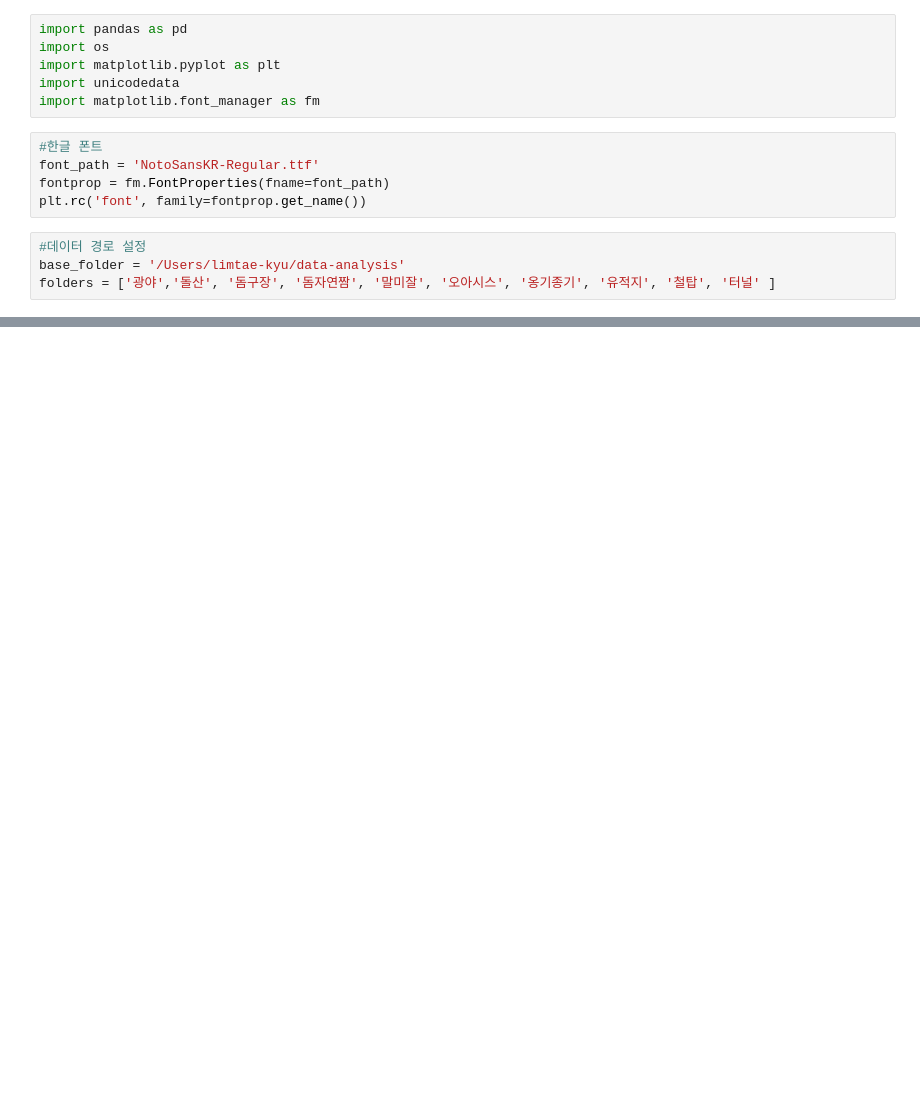
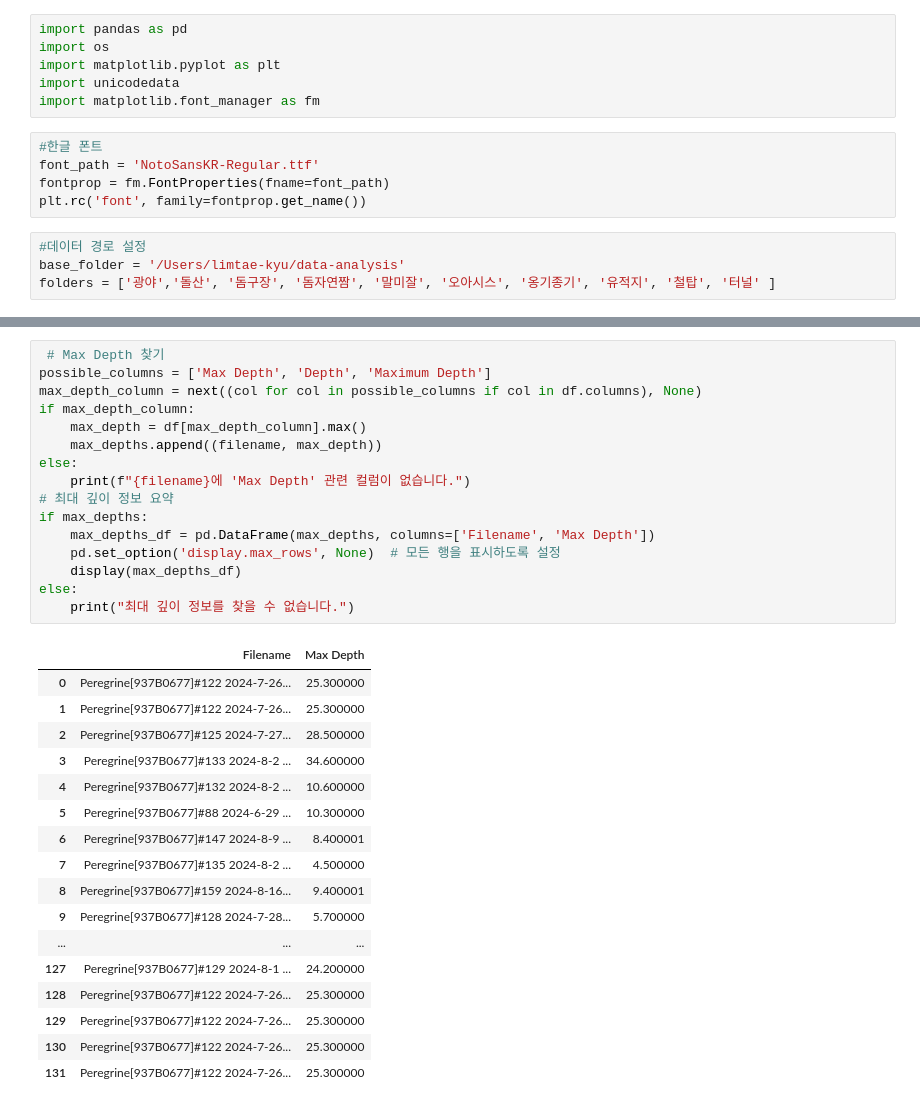
Before and after one commit to Eisenberg1113/data-analysis, a Jupyter notebook: main.ipynb, the cells around one changed output, grey strips where cells are left out. Drawn from its saved outputs; the diff is of its cells as text; blank space fills up the shorter version.

```diff
--- a/main.ipynb
+++ b/main.ipynb
@@ -49,0 +61,34 @@ Peregrine[937B0677]#122 2024-7-26 14-59-1.csv 설명 행: ['Dive Number,GF Minim
+# %%
+ # Max Depth 찾기
+possible_columns = ['Max Depth', 'Depth', 'Maximum Depth']
+max_depth_column = next((col for col in possible_columns if col in df.columns), None)
+if max_depth_column:
+    max_depth = df[max_depth_column].max()
+    max_depths.append((filename, max_depth))
+else:
+    print(f"{filename}에 'Max Depth' 관련 컬럼이 없습니다.")
+# 최대 깊이 정보 요약
+if max_depths:
+    max_depths_df = pd.DataFrame(max_depths, columns=['Filename', 'Max Depth'])
+    pd.set_option('display.max_rows', None)  # 모든 행을 표시하도록 설정
+    display(max_depths_df)
+else:
+    print("최대 깊이 정보를 찾을 수 없습니다.")
+# %% [output]
+|  | Filename | Max Depth |
+| 0 | Peregrine[937B0677]#122 2024-7-26... | 25.300000 |
+| 1 | Peregrine[937B0677]#122 2024-7-26... | 25.300000 |
+| 2 | Peregrine[937B0677]#125 2024-7-27... | 28.500000 |
+| 3 | Peregrine[937B0677]#133 2024-8-2 ... | 34.600000 |
+| 4 | Peregrine[937B0677]#132 2024-8-2 ... | 10.600000 |
+| 5 | Peregrine[937B0677]#88 2024-6-29 ... | 10.300000 |
+| 6 | Peregrine[937B0677]#147 2024-8-9 ... | 8.400001 |
+| 7 | Peregrine[937B0677]#135 2024-8-2 ... | 4.500000 |
+| 8 | Peregrine[937B0677]#159 2024-8-16... | 9.400001 |
+| 9 | Peregrine[937B0677]#128 2024-7-28... | 5.700000 |
+| ... | ... | ... |
+| 127 | Peregrine[937B0677]#129 2024-8-1 ... | 24.200000 |
+| 128 | Peregrine[937B0677]#122 2024-7-26... | 25.300000 |
+| 129 | Peregrine[937B0677]#122 2024-7-26... | 25.300000 |
+| 130 | Peregrine[937B0677]#122 2024-7-26... | 25.300000 |
+| 131 | Peregrine[937B0677]#122 2024-7-26... | 25.300000 |
```
Also changed, not shown: parts of 1 cell of this notebook.
